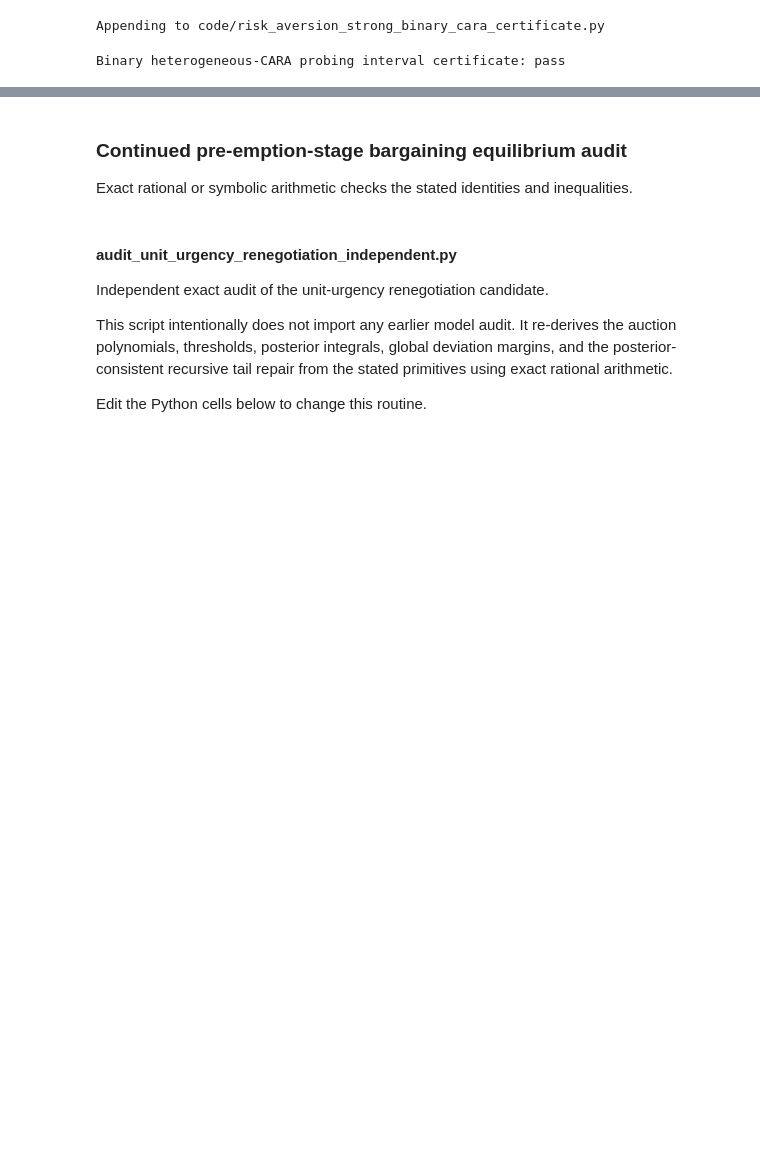
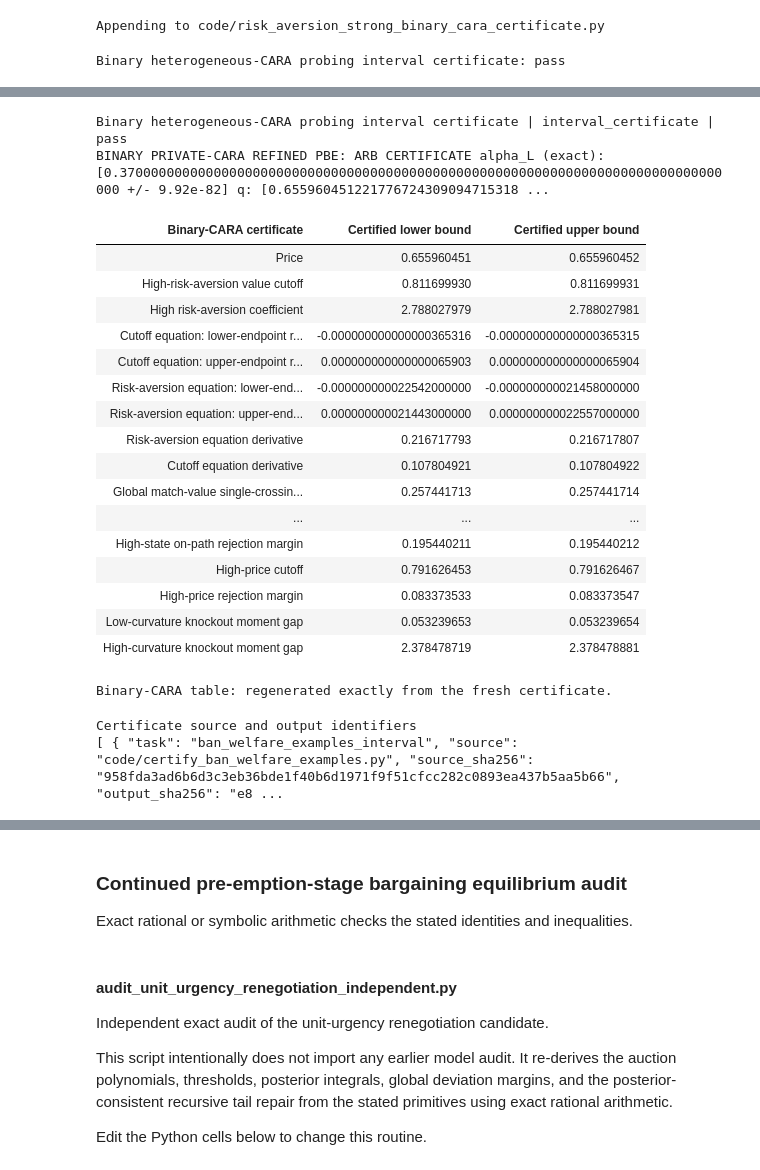
Before and after one commit to emilmsh/emilmsh.github.io, a Jupyter notebook: papers/pre-emption-numerics.ipynb, the cells around one changed output, grey strips where cells are left out. Cells and saved outputs as stored; diff of their text form; code cells hidden in the pictures; blank space fills up the shorter version.

```diff
--- a/papers/pre-emption-numerics.ipynb
+++ b/papers/pre-emption-numerics.ipynb
@@ -8582 +8754,53 @@ BINARY PRIVATE-CARA REFINED PBE: ARB CERTIFICATE alpha_L (exact): [0.37000000000
+# %%
+records(['binary_cara_interval'])
+from generate_cara_certificate_table import DISPLAY_LABELS, parse_bounds, render as render_cara
+cara_text = (RUN / 'binary_cara_interval.stdout.txt').read_text(encoding='utf-8')
+cara_bounds = parse_bounds(cara_text)
+cara_rows = []
+with localcontext() as context:
+    context.prec = 100
+    for key, label in DISPLAY_LABELS:
+        places = 21 if 'residual' in key else 9
+        cara_rows.append([label, *[f'{value:f}' for value in bounds(cara_bounds[key], places)]])
+table(['Binary-CARA certificate', 'Certified lower bound', 'Certified upper bound'], cara_rows)
+generated_cara_table = render_cara(cara_text)
+if hashlib.sha256(generated_cara_table.encode('utf-8')).hexdigest() != '77670c571904321a33f815e9e081e44e34a40461cf5f0362dc8832ee12dd1583':
+    raise RuntimeError('The distributed CARA table differs from the fresh certificate.')
+print('Binary-CARA table: regenerated exactly from the fresh certificate.')
+(RUN / 'binary_cara_bounds.json').write_text(json.dumps({
+    'source_task': 'binary_cara_interval',
+    'interval_encoding': 'Each lower/upper field retains the complete outward Arb ball, including printed uncertainty.',
+    'bounds': cara_bounds,
+}, indent=2) + '\n', encoding='utf-8')
+
+certificate_ids = ['ban_welfare_examples_interval', 'aligned_composite_full_menu_interval', 'binary_cara_interval']
+provenance = [{'task': task_id, 'source': specs[task_id]['script'],
+               'source_sha256': hashlib.sha256((ROOT / specs[task_id]['script']).read_bytes()).hexdigest(),
+               'output_sha256': hashlib.sha256((RUN / (task_id + '.stdout.txt')).read_bytes()).hexdigest()}
+              for task_id in certificate_ids]
+display(HTML('<details><summary>Certificate source and output identifiers</summary><pre>'
+             + html.escape(json.dumps(provenance, indent=2)) + '</pre></details>'))
+# %% [output]
+Binary heterogeneous-CARA probing interval certificate | interval_certificate | pass
+BINARY PRIVATE-CARA REFINED PBE: ARB CERTIFICATE alpha_L (exact): [0.37000000000000000000000000000000000000000000000000000000000000000000000000000000 +/- 9.92e-82] q: [0.655960451221776724309094715318 ...
+| Binary-CARA certificate | Certified lower bound | Certified upper bound |
+| Price | 0.655960451 | 0.655960452 |
+| High-risk-aversion value cutoff | 0.811699930 | 0.811699931 |
+| High risk-aversion coefficient | 2.788027979 | 2.788027981 |
+| Cutoff equation: lower-endpoint r... | -0.000000000000000365316 | -0.000000000000000365315 |
+| Cutoff equation: upper-endpoint r... | 0.000000000000000065903 | 0.000000000000000065904 |
+| Risk-aversion equation: lower-end... | -0.000000000022542000000 | -0.000000000021458000000 |
+| Risk-aversion equation: upper-end... | 0.000000000021443000000 | 0.000000000022557000000 |
+| Risk-aversion equation derivative | 0.216717793 | 0.216717807 |
+| Cutoff equation derivative | 0.107804921 | 0.107804922 |
+| Global match-value single-crossin... | 0.257441713 | 0.257441714 |
+| ... | ... | ... |
+| High-state on-path rejection margin | 0.195440211 | 0.195440212 |
+| High-price cutoff | 0.791626453 | 0.791626467 |
+| High-price rejection margin | 0.083373533 | 0.083373547 |
+| Low-curvature knockout moment gap | 0.053239653 | 0.053239654 |
+| High-curvature knockout moment gap | 2.378478719 | 2.378478881 |
+Binary-CARA table: regenerated exactly from the fresh certificate.
+Certificate source and output identifiers
+[ { "task": "ban_welfare_examples_interval", "source": "code/certify_ban_welfare_examples.py", "source_sha256": "958fda3ad6b6d3c3eb36bde1f40b6d1971f9f51cfcc282c0893ea437b5aa5b66", "output_sha256": "e8 ...
 # %% [markdown]
```
Also changed, not shown: parts of 17 cells of this notebook, 6 other files.
